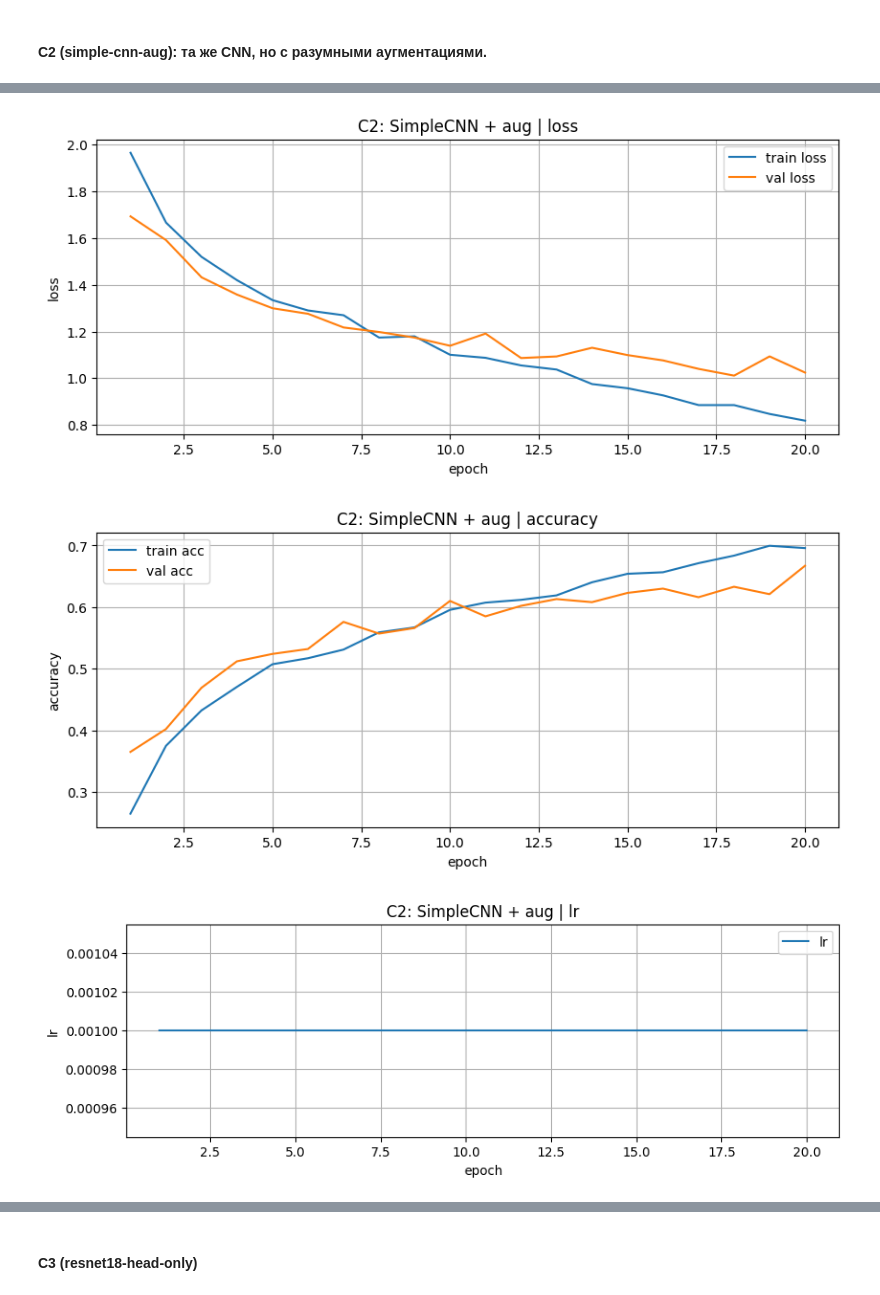
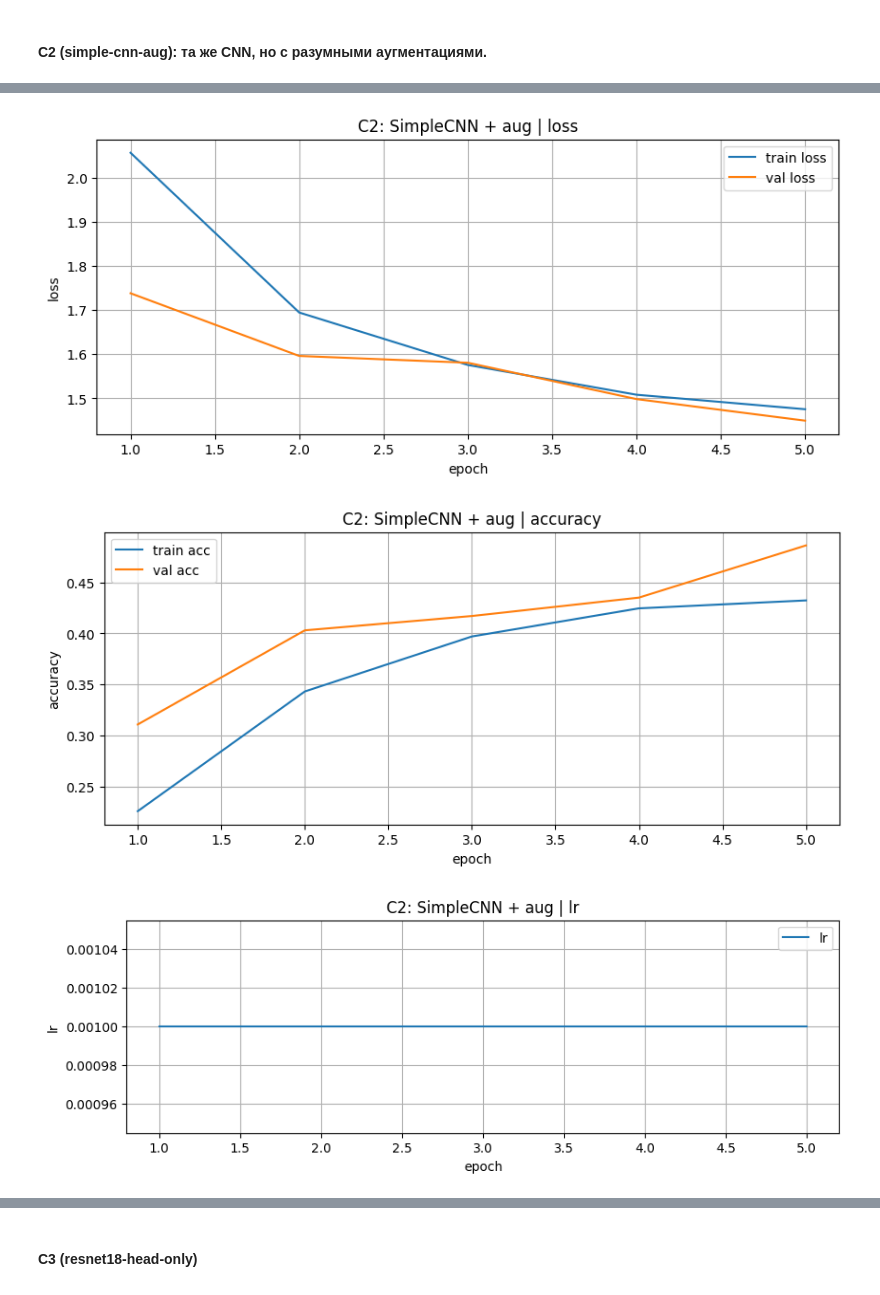
Before and after one commit to Pelmshk/aie-ivanova-2, a Jupyter notebook: homeworks/HW10-11/HW10-11.ipynb, the cells around one changed output, grey strips where cells are left out. Saved outputs shown, nothing was run; the diff lists cells and outputs as text; code cells hidden in the pictures.

```diff
--- a/homeworks/HW10-11/HW10-11.ipynb
+++ b/homeworks/HW10-11/HW10-11.ipynb
@@ -50,6 +51,8 @@ print("Device:", DEVICE)
 
 FAST_MODE = True   # переключите на True для частичного датасета и более быстрого обучения
 DATA_DIR = "./data"
+EPOCHS = 5 if FAST_MODE else 12
+BATCH_SIZE = 64
 # %% [output]
 Device: cpu
 # %% [markdown]
@@ -276,8 +222,8 @@ print(f"Размер маски: {dataset[0][1].shape}")
 # %%
 weights = DeepLabV3_ResNet50_Weights.COCO_WITH_VOC_LABELS_V1
-model_B = deeplabv3_resnet50(weights=weights)
-model_B.to(DEVICE)
-model_B.eval()
+model = deeplabv3_resnet50(weights=weights)
+model.to(DEVICE)
+model.eval()
 
 categories = weights.meta["categories"]
 print("Доступные классы:", categories[:10], "..." if len(categories) > 10 else "")
@@ -285,6 +231,7 @@ print("Доступные классы:", categories[:10], "..." if len(categori
 CAT_IDX = categories.index("cat")
 DOG_IDX = categories.index("dog")
 PET_IDX = min(CAT_IDX, DOG_IDX)  # Используем первый из них для унификации
+PET_CLASSES = [CAT_IDX, DOG_IDX]
 print("num_classes:", len(categories))
 print("CAT_IDX:", CAT_IDX)
 print("DOG_IDX:", DOG_IDX)
@@ -292,7 +239,6 @@ print("PET_IDX (используемый):", PET_IDX)
 
 # Трансформации, соответствующие весам
 preprocess = weights.transforms()
-print("Трансформации:", preprocess)
 preprocess
 # %% [output]
 Доступные классы: ['__background__', 'aeroplane', 'bicycle', 'bird', 'boat', 'bottle', 'bus', 'car', 'cat', 'chair'] ...
@@ -663,9 +600,8 @@ val_loader_c2 = DataLoader(torch.utils.data.Subset(dataset_c2_val, val_idx), 64,
 model_c2 = SimpleCNN().to(DEVICE)
 optimizer_c2 = torch.optim.Adam(model_c2.parameters(), lr=0.001)
 
-history_c2 = fit(model_c2, train_loader_c2, val_loader_c2, optimizer_c2, criterion, epochs=20)
+history_c2 = fit(model_c2, train_loader_c2, val_loader_c2, optimizer_c2, criterion, epochs=EPOCHS)
 best_val_acc_c2 = max(history_c2["val_acc"])
-test_loss, test_acc_c2 = evaluate(model_c2, test_loader, criterion)
 
 plot_history(history_c2, "C2: SimpleCNN + aug")
 # %% [output]
@@ -692,6 +613,6 @@ Epoch 20/20 | lr 1.00e-03 | train loss 0.8182, acc 0.696 | val loss 1.0241, acc
-[figure, old version]
+[figure, new version]
-[figure, old version]
+[figure, new version]
-[figure, old version]
+[figure, new version]
 # %%
 log_experiment(
     experiment_id='C2',
```
Also changed, not shown: parts of 35 cells of this notebook, 9 other files.
